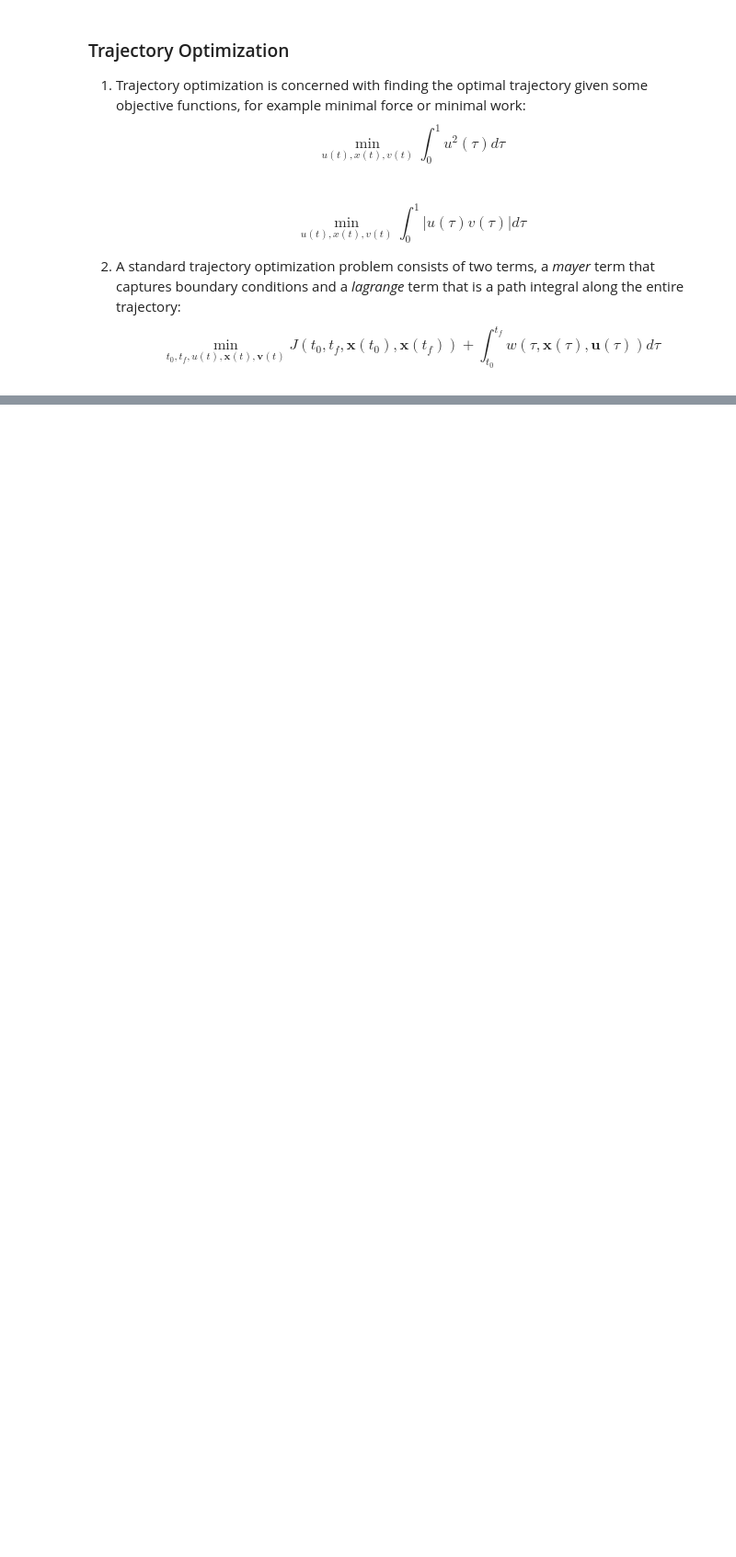
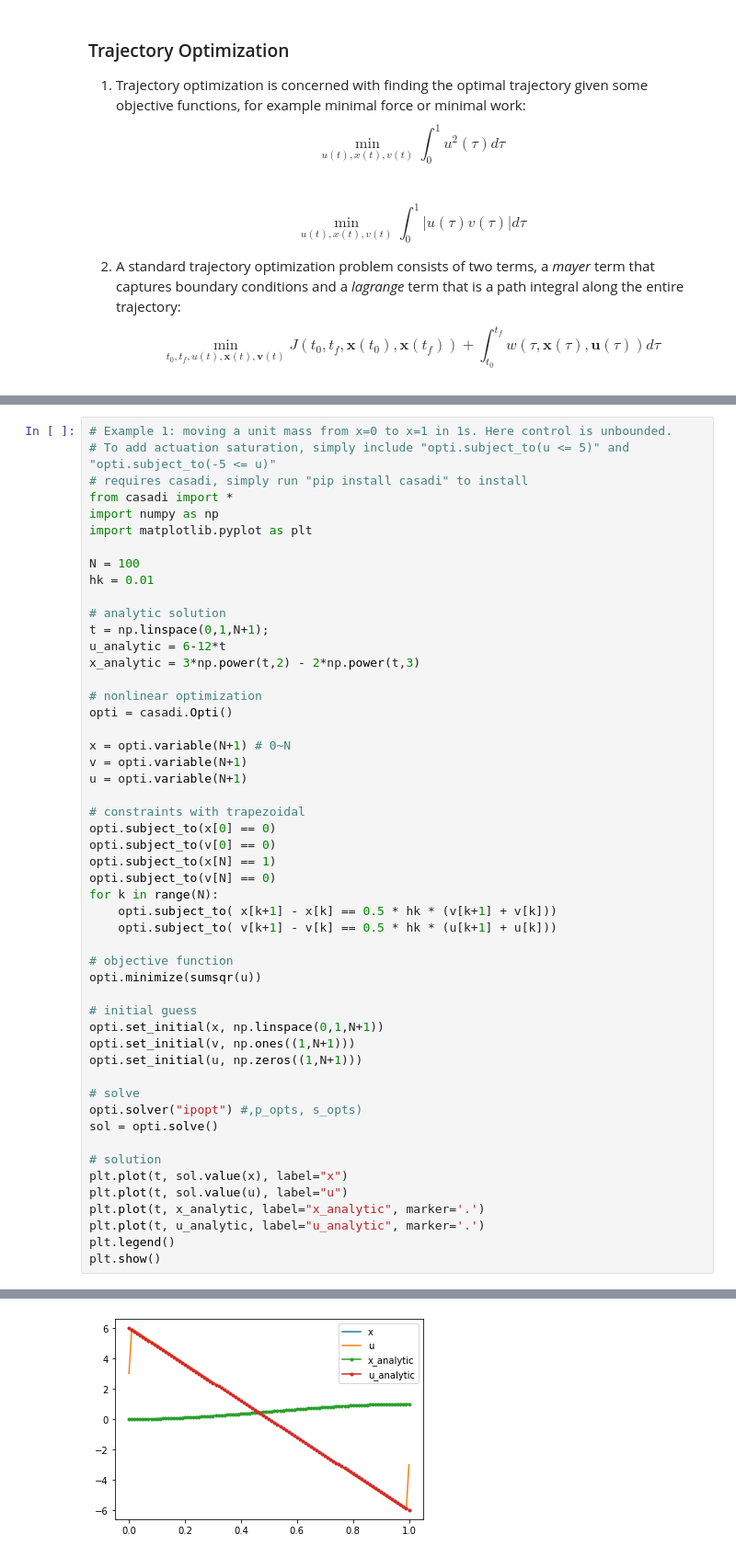
Before and after one commit to xyyeh/learning, a Jupyter notebook: General/notes/Trajectory Optimization.ipynb, the cells around one changed output, grey strips where cells are left out. Shown at 92% size. Drawn from its saved outputs; the diff is of its cells as text; blank space fills up the shorter version.

Commit message:
Added two direct collocation examples (#15)

```diff
--- a/General/notes/Trajectory Optimization.ipynb
+++ b/General/notes/Trajectory Optimization.ipynb
@@ -25,0 +30,52 @@ Using trapezoidal collocation, we approximate the change in state in the continu
+# %%
+# Example 1: moving a unit mass from x=0 to x=1 in 1s. Here control is unbounded.
+# To add actuation saturation, simply include "opti.subject_to(u <= 5)" and "opti.subject_to(-5 <= u)"
+# requires casadi, simply run "pip install casadi" to install
+from casadi import *
+import numpy as np
+import matplotlib.pyplot as plt
+
+N = 100
+hk = 0.01
+
+# analytic solution
+t = np.linspace(0,1,N+1);
+u_analytic = 6-12*t
+x_analytic = 3*np.power(t,2) - 2*np.power(t,3)
+
+# nonlinear optimization
+opti = casadi.Opti()
+
+x = opti.variable(N+1) # 0~N
+v = opti.variable(N+1)
+u = opti.variable(N+1)
+
+# constraints with trapezoidal
+opti.subject_to(x[0] == 0)
+opti.subject_to(v[0] == 0)
+opti.subject_to(x[N] == 1)
+opti.subject_to(v[N] == 0)
+for k in range(N):
+    opti.subject_to( x[k+1] - x[k] == 0.5 * hk * (v[k+1] + v[k]))
+    opti.subject_to( v[k+1] - v[k] == 0.5 * hk * (u[k+1] + u[k]))
+
+# objective function
+opti.minimize(sumsqr(u))
+
+# initial guess
+opti.set_initial(x, np.linspace(0,1,N+1))
+opti.set_initial(v, np.ones((1,N+1)))
+opti.set_initial(u, np.zeros((1,N+1)))
+
+# solve
+opti.solver("ipopt") #,p_opts, s_opts)
+sol = opti.solve()
+
+# solution
+plt.plot(t, sol.value(x), label="x")
+plt.plot(t, sol.value(u), label="u")
+plt.plot(t, x_analytic, label="x_analytic", marker='.')
+plt.plot(t, u_analytic, label="u_analytic", marker='.')
+plt.legend()
+plt.show()
+# %% [output]
@@ -25,0 +99 @@ Using trapezoidal collocation, we approximate the change in state in the continu
+[figure, added]
```
Also changed, not shown: parts of 7 cells of this notebook, 1 other file.
